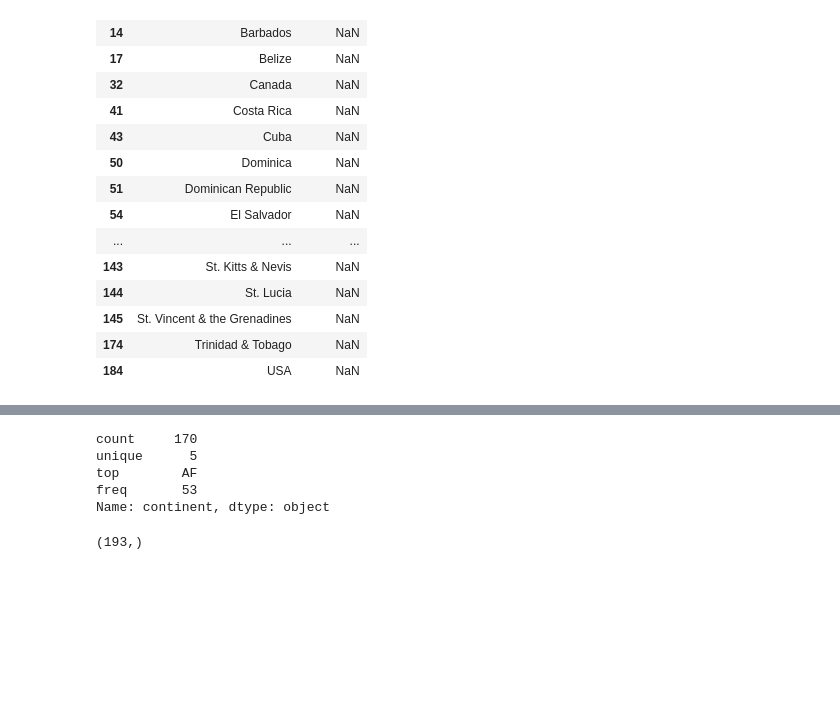
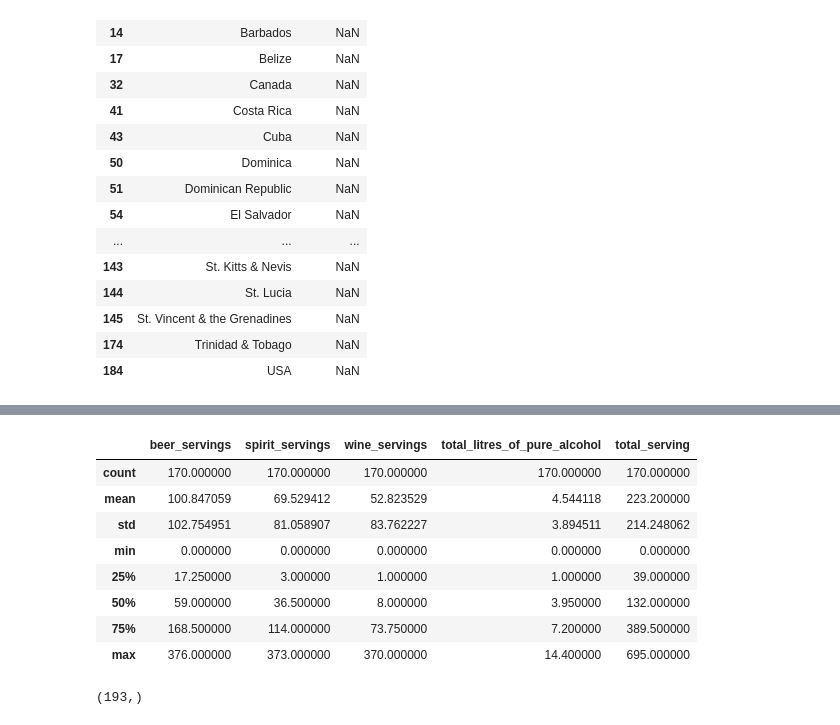
Before and after one commit to Data-Science-Fall-2017/notes, a Jupyter notebook: drinks/drinks.ipynb, the cells around one changed output, grey strips where cells are left out. Drawn from its saved outputs; the diff is of its cells as text; code cells hidden in the pictures; blank space fills up the shorter version.

```diff
--- a/drinks/drinks.ipynb
+++ b/drinks/drinks.ipynb
@@ -97,11 +97,15 @@ df.fillna(value='---').head(10)
 # %%
-df.continent.describe()
+df.describe()
 # %% [output]
-count     170
-unique      5
-top        AF
-freq       53
-Name: continent, dtype: object
+|  | beer_servings | spirit_servings | wine_servings | total_litres_of_pure_alcohol | total_serving |
+| count | 170.000000 | 170.000000 | 170.000000 | 170.000000 | 170.000000 |
+| mean | 100.847059 | 69.529412 | 52.823529 | 4.544118 | 223.200000 |
+| std | 102.754951 | 81.058907 | 83.762227 | 3.894511 | 214.248062 |
+| min | 0.000000 | 0.000000 | 0.000000 | 0.000000 | 0.000000 |
+| 25% | 17.250000 | 3.000000 | 1.000000 | 1.000000 | 39.000000 |
+| 50% | 59.000000 | 36.500000 | 8.000000 | 3.950000 | 132.000000 |
+| 75% | 168.500000 | 114.000000 | 73.750000 | 7.200000 | 389.500000 |
+| max | 376.000000 | 373.000000 | 370.000000 | 14.400000 | 695.000000 |
 # %%
 df.continent.shape
 # %% [output]
```
Also changed, not shown: parts of 3 cells of this notebook, 1 other file.
